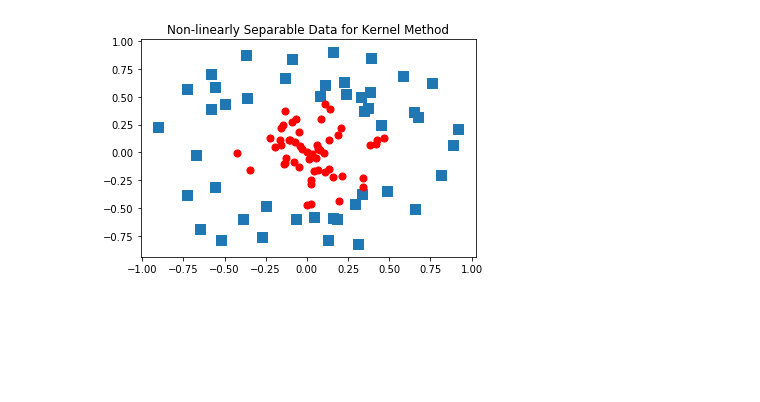
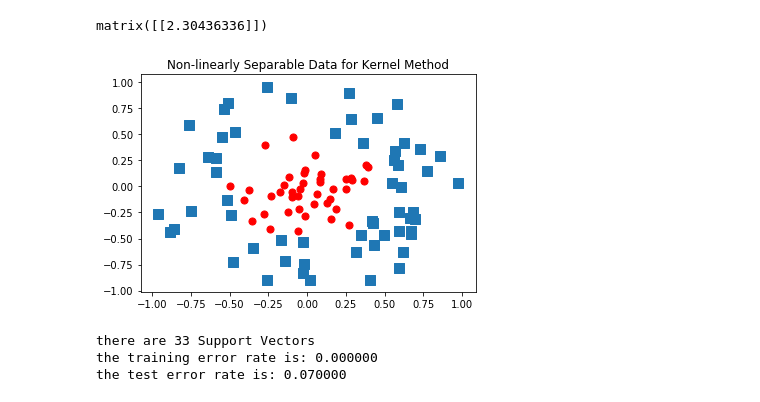
Before and after one commit to codefan/python-study, a Jupyter notebook: MLIA-note/ch06/svmMLiA.ipynb, the cells around one changed output. Cells and saved outputs as stored; diff of their text form; code cells hidden in the pictures; blank space fills up the shorter version.

```diff
--- a/MLIA-note/ch06/svmMLiA.ipynb
+++ b/MLIA-note/ch06/svmMLiA.ipynb
@@ -46,23 +306,29 @@ plt.show()
+# %%
+dataMat[2]*np.mat(w) + b
+# %% [output]
+matrix([[2.30436336]])
 # %%
 # 生成测试数据
-fw = open('testSetRBF2.txt', 'w')#generate data
+fw = open('testSetRBF3.txt', 'w')#generate data
 fig = plt.figure()
 ax = fig.add_subplot(111)
 xcord0 = []; ycord0 = []; xcord1 = []; ycord1 = []
 for i in range(100):
     [x,y] = np.random.uniform(0,1,2)
     xpt=x*np.cos(2.0*np.pi*y); ypt = x*np.sin(2.0*np.pi*y)
+    #xpt = (xpt+1)*7 - 2
+    #ypt = (ypt+1)*7 - 8
     if (x > 0.5):
         xcord0.append(xpt); ycord0.append(ypt)
         label = -1.0
     else:
         xcord1.append(xpt); ycord1.append(ypt)
         label = 1.0
     fw.write('%f\t%f\t%f\n' % (xpt, ypt, label))
 ax.scatter(xcord0,ycord0, marker='s', s=90)
 ax.scatter(xcord1,ycord1, marker='o', s=50, c='red')
 plt.title('Non-linearly Separable Data for Kernel Method')
 plt.show()
 fw.close()
 # %% [output]
-[figure, old version]
+[figure, new version]
@@ -68,0 +362,6 @@ fw.close()
+# %%
+dataArr,labelArr , b, alphas = testRbf(200, 0.0001, 10000,('rbf', 1.5))
+# %% [output]
+there are 33 Support Vectors
+the training error rate is: 0.000000
+the test error rate is: 0.070000
```
Also changed, not shown: parts of 30 cells of this notebook, 1 other file.
